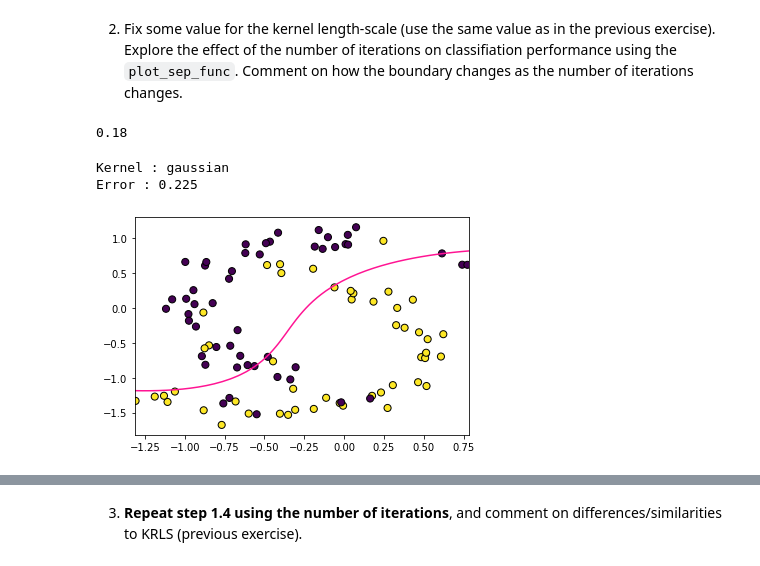
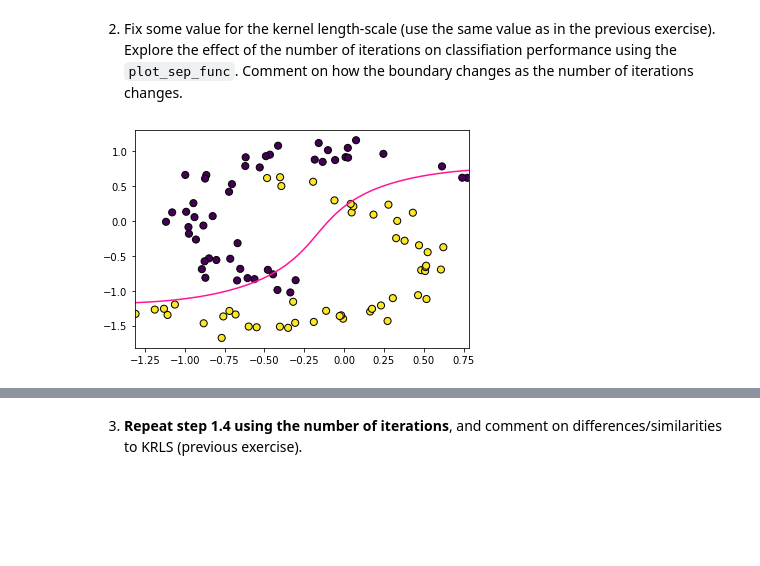
Before and after one commit to mosemb/AdvancedMachineLearning, a Jupyter notebook: lab2/Lab 2 - Kernel regularized least-squares and early stopping.ipynb, the cells around one changed output, grey strips where cells are left out. Drawn from its saved outputs; the diff is of its cells as text; code cells hidden in the pictures; blank space fills up the shorter version.

```diff
--- a/lab2/Lab 2 - Kernel regularized least-squares and early stopping.ipynb
+++ b/lab2/Lab 2 - Kernel regularized least-squares and early stopping.ipynb
@@ -166,11 +172,12 @@ Training error is: 0.27 Best kernel: 5 Best reg_par: 0.0002
 2. Fix some value for the kernel length-scale (use the same value as in the previous exercise). Explore the effect of the number of iterations on classifiation performance using the `plot_sep_func`. Comment on how the boundary changes as the number of iterations changes.
 # %%
 #TODO
+Xtr, Ytr, Xte, Yte = two_moons(pflip=0)
 ce=  train_kls_early_stop(Xtr, Ytr, t=10, kernel='gaussian', kernel_args=1)
 ypred =  linear_predict(ce,Xtr,Xte, kernel= 'gaussian',kernel_args=1)
 c_err(Yte,np.sign(ypred))
 fig, ax = plt.subplots()
 
-plot_sep_func(ce Xtr, Ytr, Xte, kernel,kernb,ax)
+plot_sep_func(ce,Xtr, Ytr, Xte, 'gaussian',1,ax)
 # %% [output]
-0.18
+[figure, added]
@@ -187,6 +183,0 @@ def func(kernel,flip):
-# %%
-func('gaussian',10)
-# %% [output]
-Kernel : gaussian
-Error : 0.225
-[figure, removed]
```
Also changed, not shown: parts of 14 cells of this notebook.
